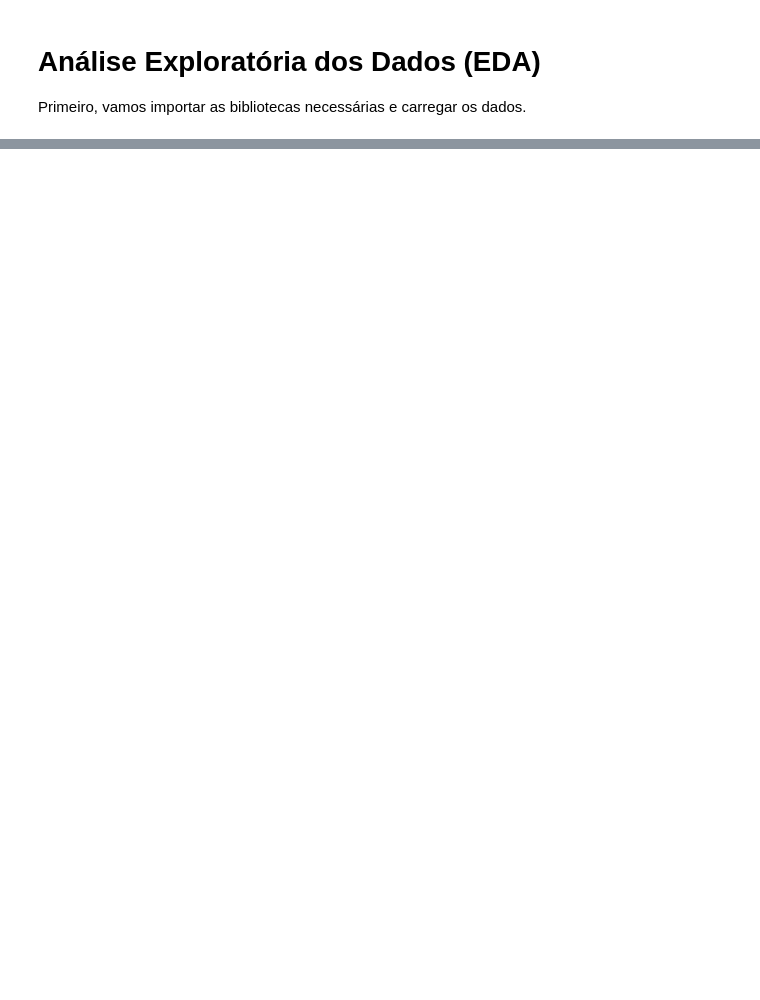
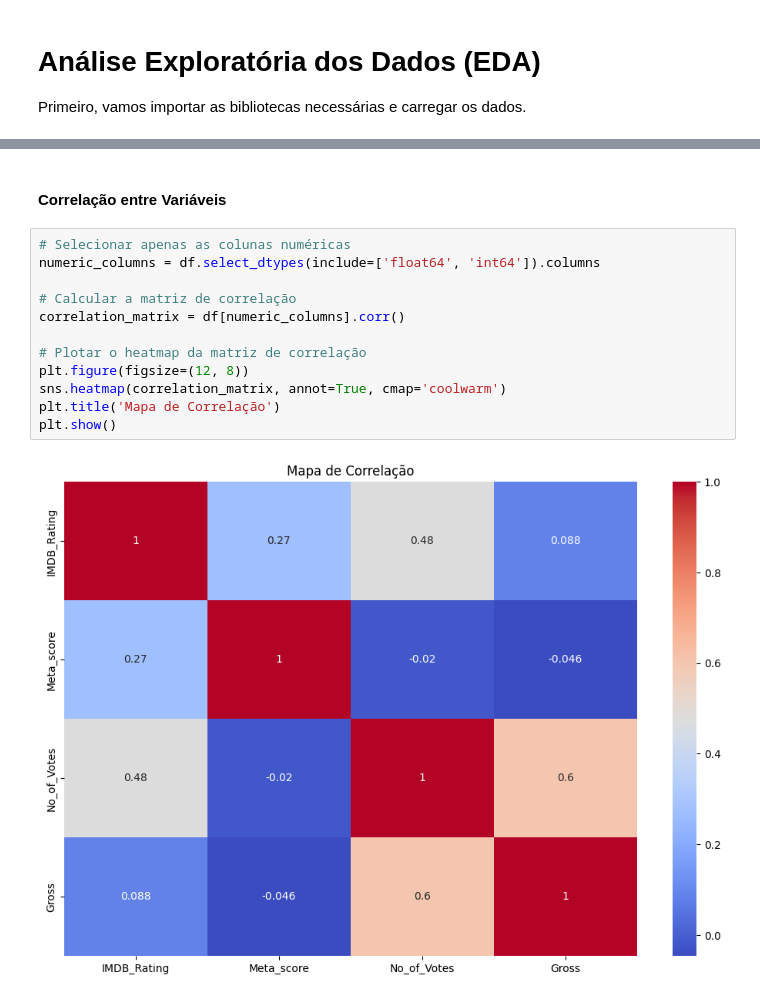
Before and after one commit to Ruann-01/LH_CD_RUANN_CAMPOS_DE_CASTRO_FARRAPO, a Jupyter notebook: Notebook_1.ipynb, the cells around one changed output, grey strips where cells are left out. Drawn from its saved outputs; the diff is of its cells as text; blank space fills up the shorter version.

```diff
--- a/Notebook_1.ipynb
+++ b/Notebook_1.ipynb
@@ -43,0 +148,16 @@ memory usage: 125.0+ KB
+# %% [markdown]
+#### Correlação entre Variáveis
+# %%
+# Selecionar apenas as colunas numéricas
+numeric_columns = df.select_dtypes(include=['float64', 'int64']).columns
+
+# Calcular a matriz de correlação
+correlation_matrix = df[numeric_columns].corr()
+
+# Plotar o heatmap da matriz de correlação
+plt.figure(figsize=(12, 8))
+sns.heatmap(correlation_matrix, annot=True, cmap='coolwarm')
+plt.title('Mapa de Correlação')
+plt.show()
+# %% [output]
+[figure, added]
```
Also changed, not shown: parts of 25 cells of this notebook, 1 other file.
